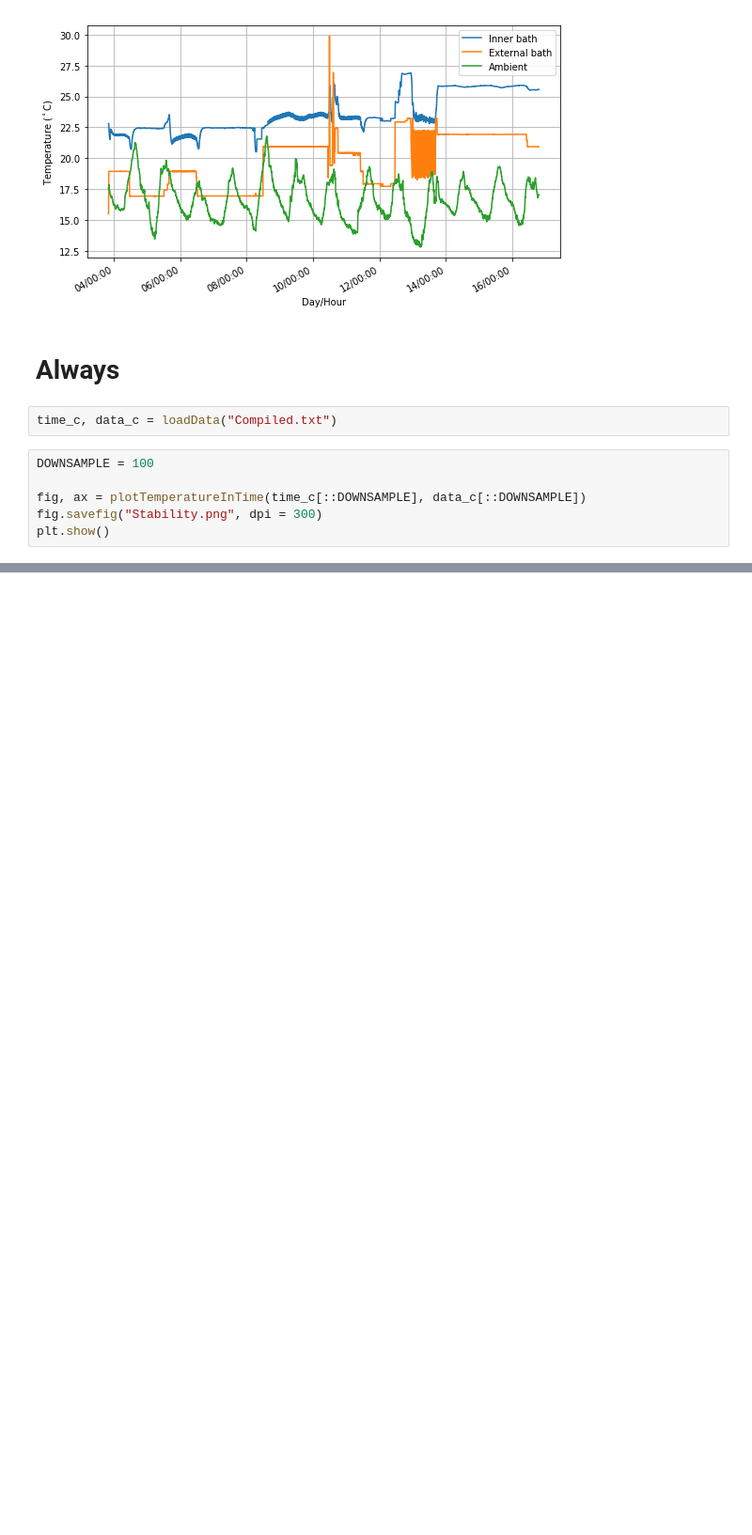
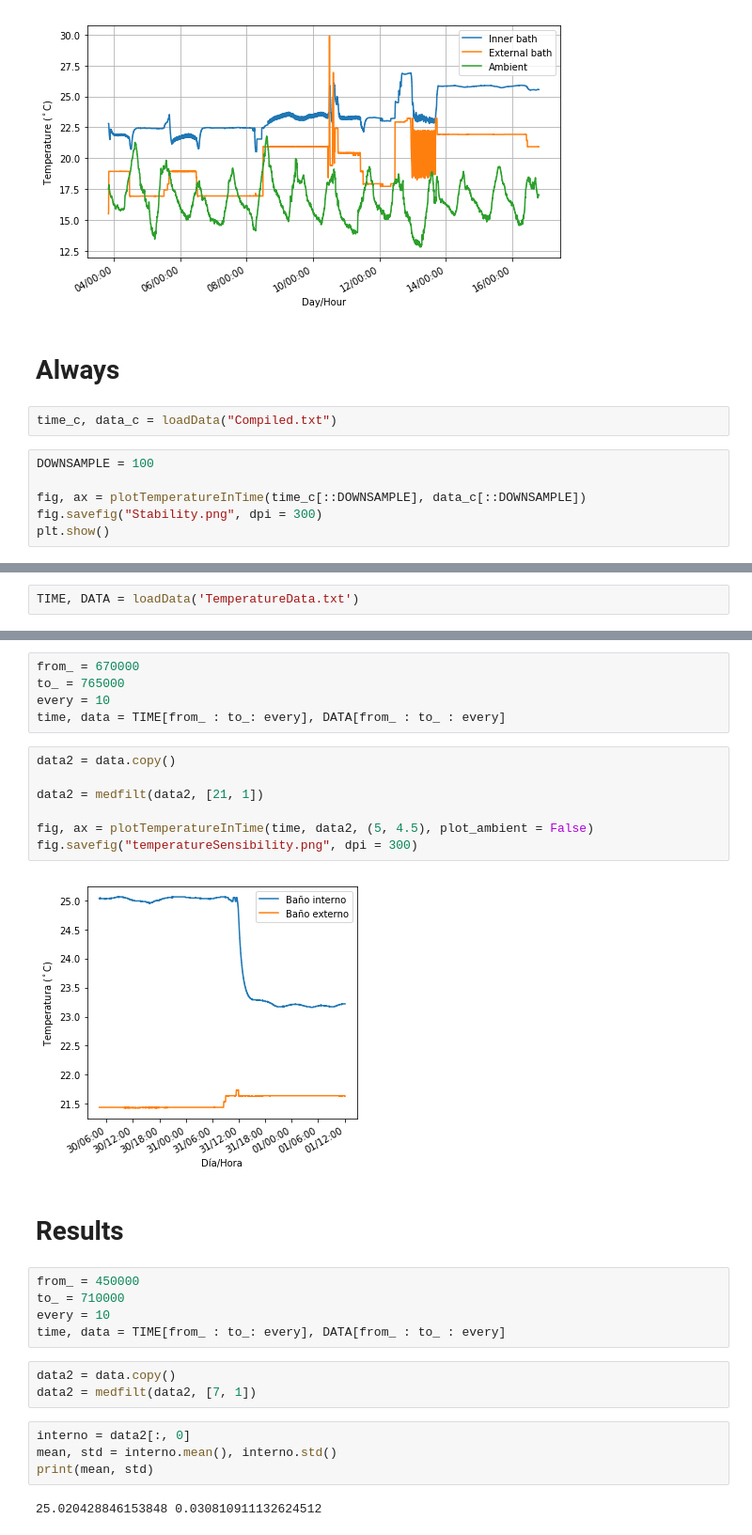
Before and after one commit to jsbarbosa/TesisQuimica, a Jupyter notebook: Data/TemperatureStability/Plots.ipynb, the cells around one changed output, grey strips where cells are left out. Shown at 94% size. Saved outputs shown, nothing was run; the diff lists cells and outputs as text; blank space fills up the shorter version.

```diff
--- a/Data/TemperatureStability/Plots.ipynb
+++ b/Data/TemperatureStability/Plots.ipynb
@@ -160,0 +170,2 @@ plotTemperatureInTime(time[::every], data[::every])
+# %%
+TIME, DATA = loadData('TemperatureData.txt')
@@ -160,0 +174,30 @@ plotTemperatureInTime(time[::every], data[::every])
+# %%
+from_ = 670000
+to_ = 765000
+every = 10
+time, data = TIME[from_ : to_: every], DATA[from_ : to_ : every]
+# %%
+data2 = data.copy()
+
+data2 = medfilt(data2, [21, 1])
+
+fig, ax = plotTemperatureInTime(time, data2, (5, 4.5), plot_ambient = False)
+fig.savefig("temperatureSensibility.png", dpi = 300)
+# %% [output]
+[figure, added]
+# %% [markdown]
+# Results
+# %%
+from_ = 450000
+to_ = 710000
+every = 10
+time, data = TIME[from_ : to_: every], DATA[from_ : to_ : every]
+# %%
+data2 = data.copy()
+data2 = medfilt(data2, [7, 1])
+# %%
+interno = data2[:, 0]
+mean, std = interno.mean(), interno.std()
+print(mean, std)
+# %% [output]
+25.020428846153848 0.030810911132624512
```
Also changed, not shown: parts of 8 cells of this notebook, 23 other files.
